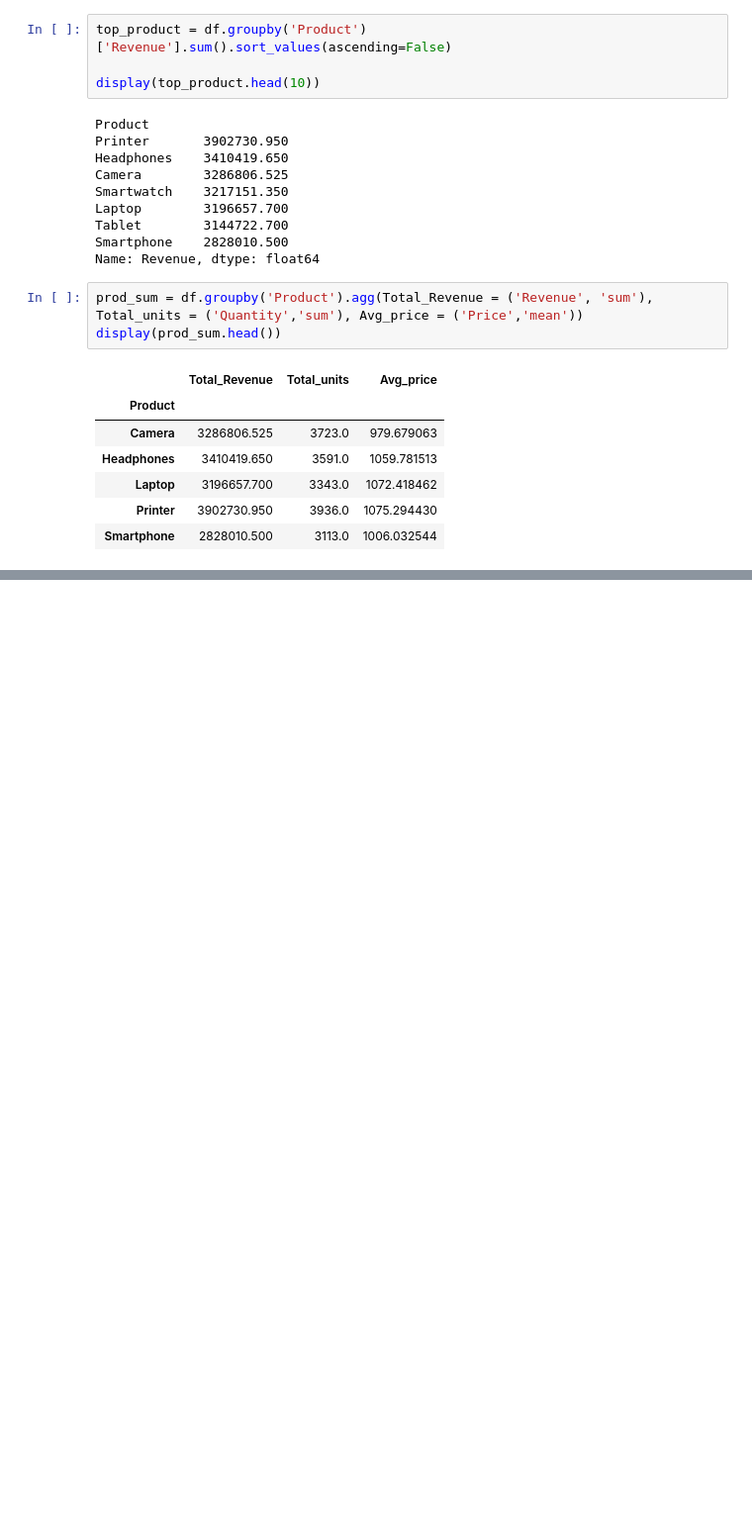
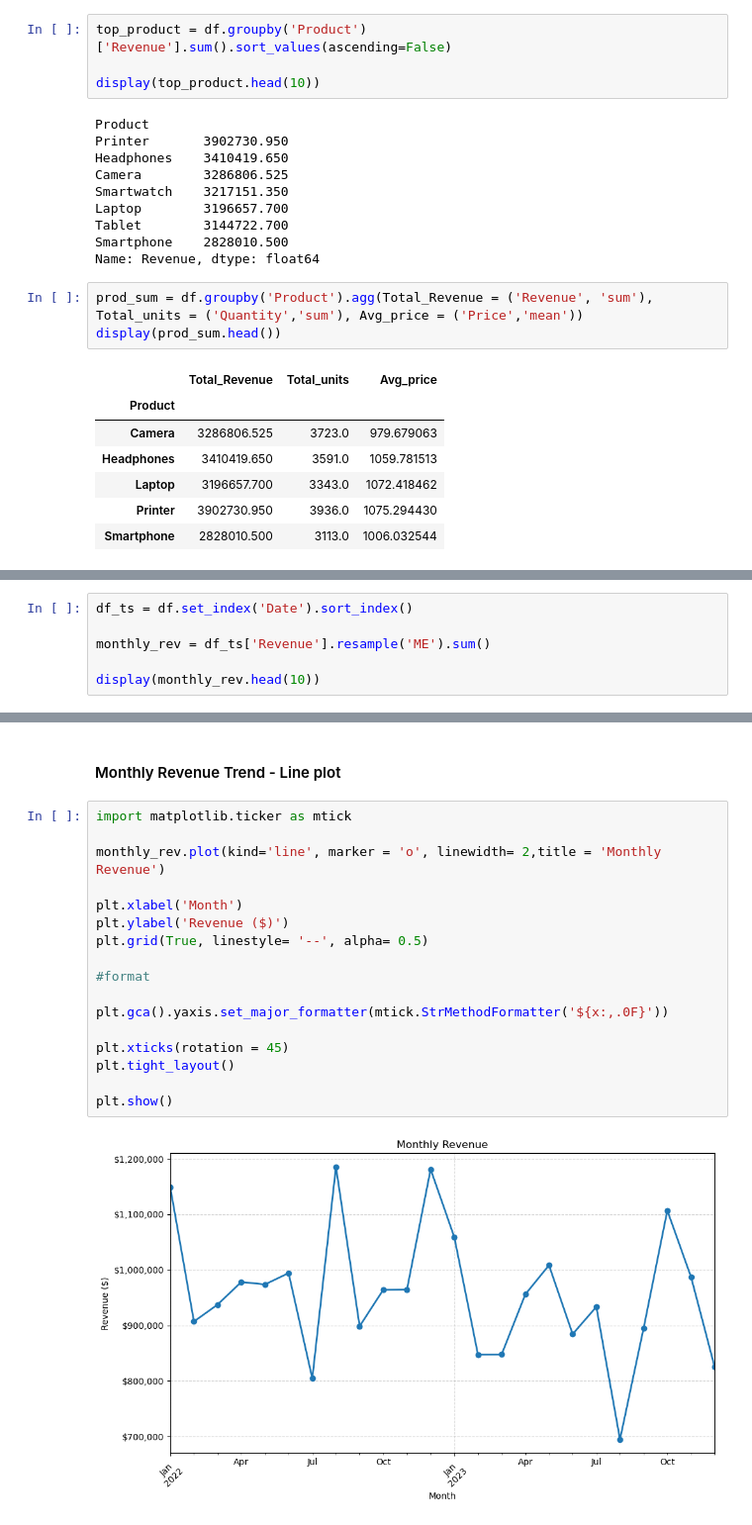
Before and after one commit to brijballav/Sales-data-analysis, a Jupyter notebook: Sales Data Analysis/Sales_Data.ipynb, the cells around one changed output, grey strips where cells are left out. Shown at 99% size. Drawn from its saved outputs; the diff is of its cells as text; blank space fills up the shorter version.

```diff
--- a/Sales Data Analysis/Sales_Data.ipynb
+++ b/Sales Data Analysis/Sales_Data.ipynb
@@ -371,0 +374,6 @@ display(prod_sum.head())
+# %%
+df_ts = df.set_index('Date').sort_index()
+
+monthly_rev = df_ts['Revenue'].resample('ME').sum()
+
+display(monthly_rev.head(10))
@@ -371,0 +440,21 @@ display(prod_sum.head())
+# %% [markdown]
+#### Monthly Revenue Trend - Line plot
+# %%
+import matplotlib.ticker as mtick
+
+monthly_rev.plot(kind='line', marker = 'o', linewidth= 2,title = 'Monthly Revenue')
+
+plt.xlabel('Month')
+plt.ylabel('Revenue ($)')
+plt.grid(True, linestyle= '--', alpha= 0.5)
+
+#format
+
+plt.gca().yaxis.set_major_formatter(mtick.StrMethodFormatter('${x:,.0F}'))
+
+plt.xticks(rotation = 45)
+plt.tight_layout()
+
+plt.show()
+# %% [output]
+[figure, added]
```
Also changed, not shown: parts of 20 cells of this notebook, 8 other files.
